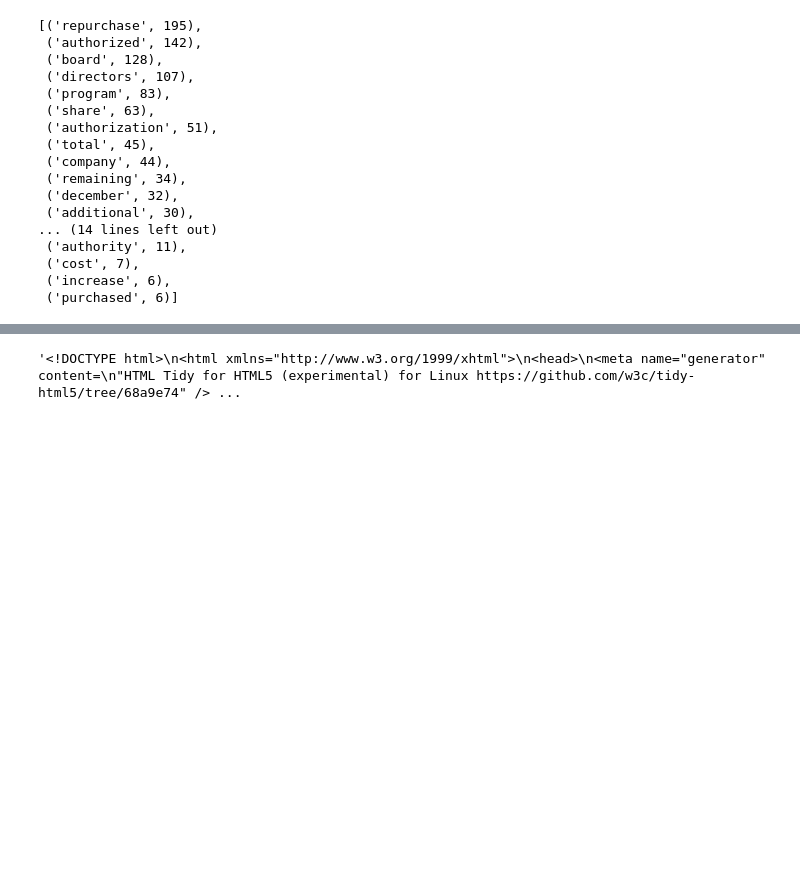
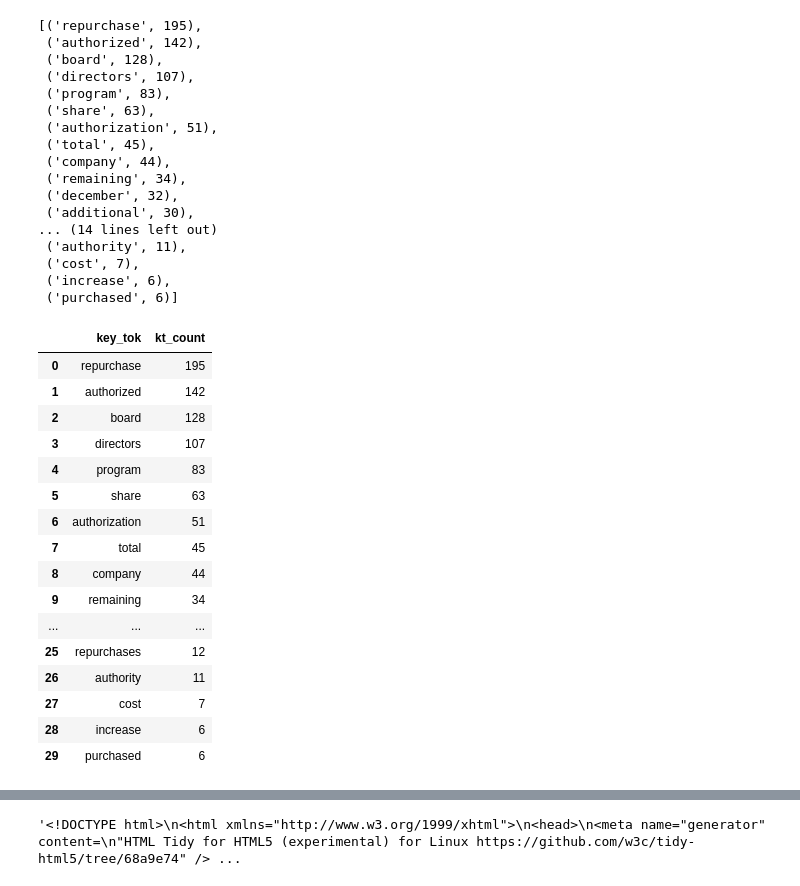
Before and after one commit to suhasinipallai/New_constructs, a Jupyter notebook: vertical-strategy.ipynb, the cells around one changed output, grey strips where cells are left out. Drawn from its saved outputs; the diff is of its cells as text; code cells hidden in the pictures; blank space fills up the shorter version.

```diff
--- a/vertical-strategy.ipynb
+++ b/vertical-strategy.ipynb
@@ -112,3 +118,25 @@ Counter(no_stops).most_common(30)
  ('cost', 7),
  ('increase', 6),
  ('purchased', 6)]
+# %%
+key_tokens = pd.DataFrame(Counter(no_stops).most_common(30))
+key_tokens.columns = ['key_tok', 'kt_count']
+key_tokens
+# %% [output]
+|  | key_tok | kt_count |
+| 0 | repurchase | 195 |
+| 1 | authorized | 142 |
+| 2 | board | 128 |
+| 3 | directors | 107 |
+| 4 | program | 83 |
+| 5 | share | 63 |
+| 6 | authorization | 51 |
+| 7 | total | 45 |
+| 8 | company | 44 |
+| 9 | remaining | 34 |
+| ... | ... | ... |
+| 25 | repurchases | 12 |
+| 26 | authority | 11 |
+| 27 | cost | 7 |
+| 28 | increase | 6 |
+| 29 | purchased | 6 |
```
Also changed, not shown: parts of 56 cells of this notebook.
